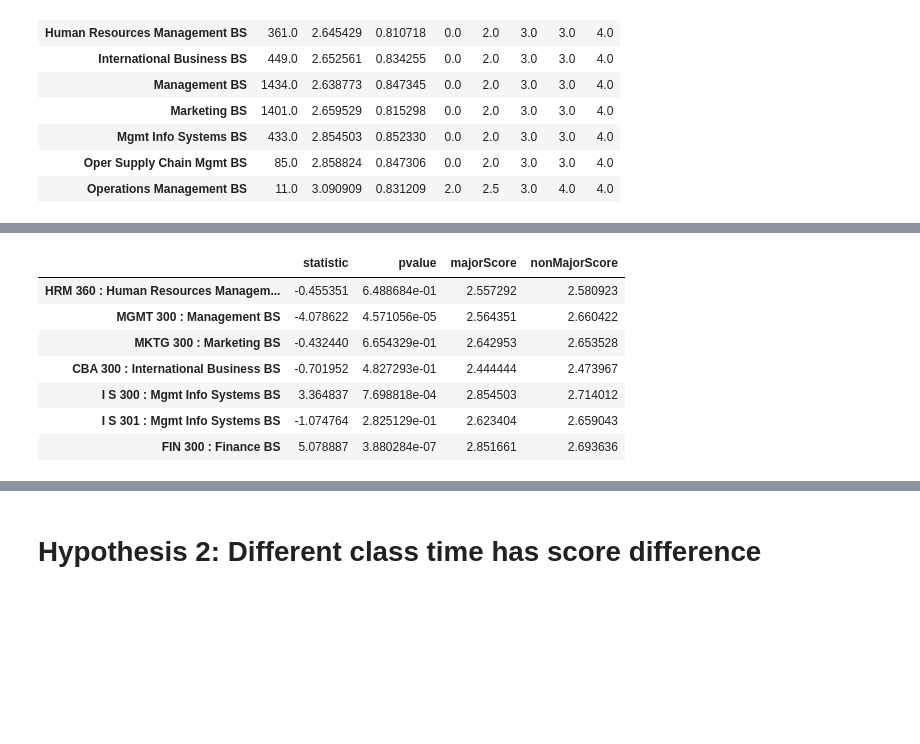
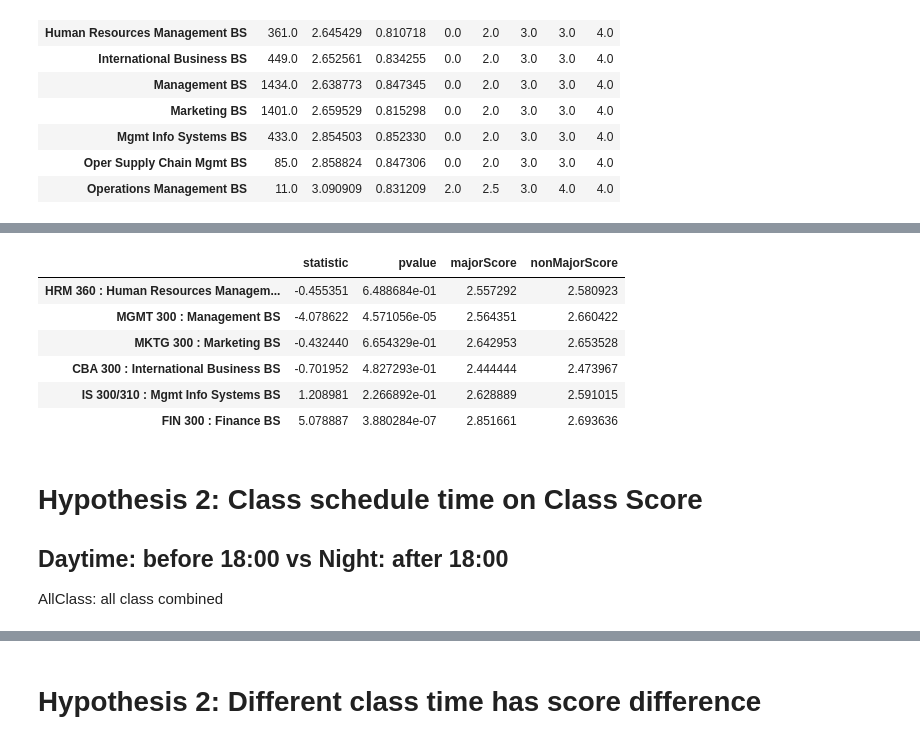
Before and after one commit to coolcottontail/research, a Jupyter notebook: research.ipynb, the cells around one changed output, grey strips where cells are left out. Drawn from its saved outputs; the diff is of its cells as text; code cells hidden in the pictures; blank space fills up the shorter version.

```diff
--- a/research.ipynb
+++ b/research.ipynb
@@ -100,11 +100,16 @@ print(df4.shape)
 dataList = [df1,df2, df3,df4]
 for data in dataList:
     print(data.shape)
-dfCBA = pd.concat(dataList).sort_values(by=['EMPLID','CLASS_TERM'])
-print(dfCBA.shape)
+dfCBA0 = pd.concat(dataList).sort_values(by=['EMPLID','CLASS_TERM'])
+print(dfCBA0.shape)
 # %% [output]
 (49882, 30)
 (122476, 30)
 (15895, 30)
 (113787, 30)
 (302040, 30)
+# %%
+dfCBA0["course_date"] = dfCBA0["CTERM_TERM_LDESC"].apply(lambda x: datetime.strptime(x.replace("Fall","09 01").replace("Spring","03 01").replace("Summer","06 01"), "%m %d %Y"))
+dfCBA1 = dfCBA0["course_date"].groupby(dfCBA0["EMPLID"]).agg({'course_counts': 'count', 'start_date': np.min, 'end_date': np.max })
+dfCBA = dfCBA0.merge(dfCBA1, on = ['EMPLID'], how ='left')
+dfCBA.shape
@@ -170,35 +261,45 @@ import scipy
 import scipy.stats
 import numpy as np
 
 majorList.sort()
 
 def run_ttest_on_class_major(classCode, major):
     df = df_ttest[ df_ttest['lesson']== classCode  ]
+
+    if major == 'Mgmt Info Systems BS':
+        df = df_ttest[ df_ttest['lesson'].isin(['I S 300', 'I S 310']) ]
+    else:
+        df = df_ttest[ df_ttest['lesson']== classCode  ]
     group1 = df[ df['STUDENT_ACAD_PLAN'] == major ]
     group2 = df[ df['STUDENT_ACAD_PLAN'] != major ]
-    return scipy.stats.ttest_ind(group1['score'], group2['score']), (group1["score"].mean(), group2["score"].mean())
+    return scipy.stats.ttest_ind(group1['score'], group2['score']), (group1["score"].mean(), group2["score"].mean(), group1["score"].count(), group2["score"].count())
 
 majorClassList = [('Human Resources Management BS', 'HRM 360'), ('Management BS', 'MGMT 300'), ('Marketing BS', 'MKTG 300'), \
-                  ('International Business BS','CBA 300'), ('Mgmt Info Systems BS', 'I S 300'), ('Mgmt Info Systems BS', 'I S 301'), ('Finance BS', 'FIN 300')]
+                  ('International Business BS','CBA 300'), ('Mgmt Info Systems BS', 'IS 300/310'), ('Finance BS', 'FIN 300')]
 
 t_test_results = {}
 scores = {}
 for  majorName, className in majorClassList:
     t_test_results[className + " : " + majorName], scores[className + " : " + majorName ] = run_ttest_on_class_major(className, majorName)
 
 #print(t_test_results)
 results_df = pd.DataFrame.from_dict(t_test_results, orient='Index')
 scores_df = pd.DataFrame.from_dict(scores, orient='Index')
 
 results_df['majorScore'] = scores_df[0].to_numpy()
 results_df['nonMajorScore'] = scores_df[1].to_numpy()
 results_df
 # %% [output]
 |  | statistic | pvalue | majorScore | nonMajorScore |
 | HRM 360 : Human Resources Managem... | -0.455351 | 6.488684e-01 | 2.557292 | 2.580923 |
 | MGMT 300 : Management BS | -4.078622 | 4.571056e-05 | 2.564351 | 2.660422 |
 | MKTG 300 : Marketing BS | -0.432440 | 6.654329e-01 | 2.642953 | 2.653528 |
 | CBA 300 : International Business BS | -0.701952 | 4.827293e-01 | 2.444444 | 2.473967 |
-| I S 300 : Mgmt Info Systems BS | 3.364837 | 7.698818e-04 | 2.854503 | 2.714012 |
-| I S 301 : Mgmt Info Systems BS | -1.074764 | 2.825129e-01 | 2.623404 | 2.659043 |
+| IS 300/310 : Mgmt Info Systems BS | 1.208981 | 2.266892e-01 | 2.628889 | 2.591015 |
 | FIN 300 : Finance BS | 5.078887 | 3.880284e-07 | 2.851661 | 2.693636 |
+# %% [markdown]
+# Hypothesis 2: Class schedule time on Class Score
+
+## Daytime: before 18:00 vs Night: after 18:00
+
+AllClass: all class combined
```
Also changed, not shown: parts of 42 cells of this notebook.
